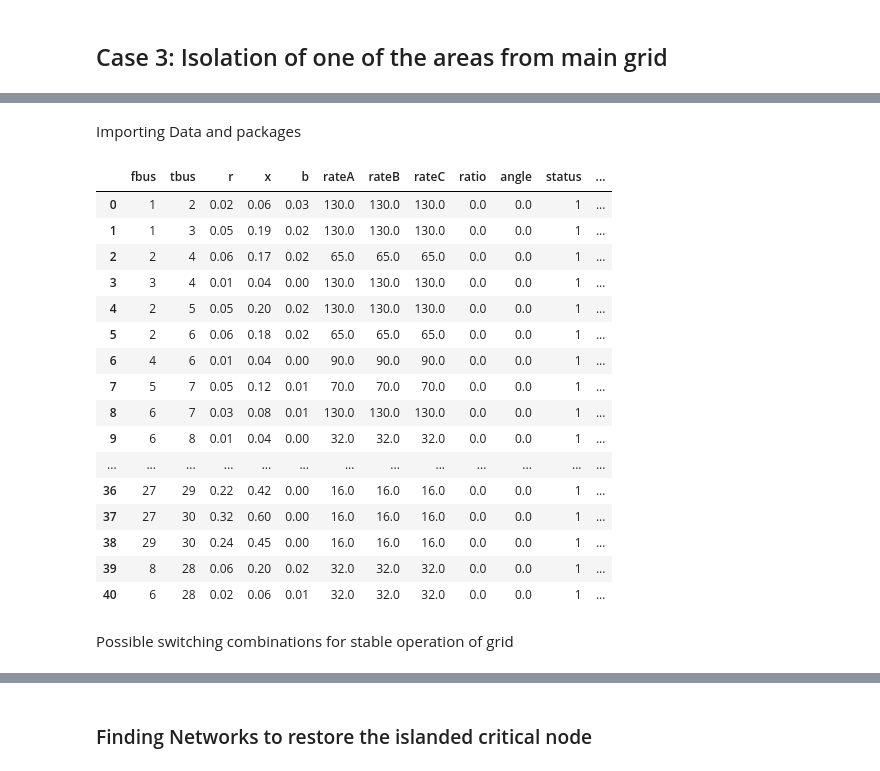
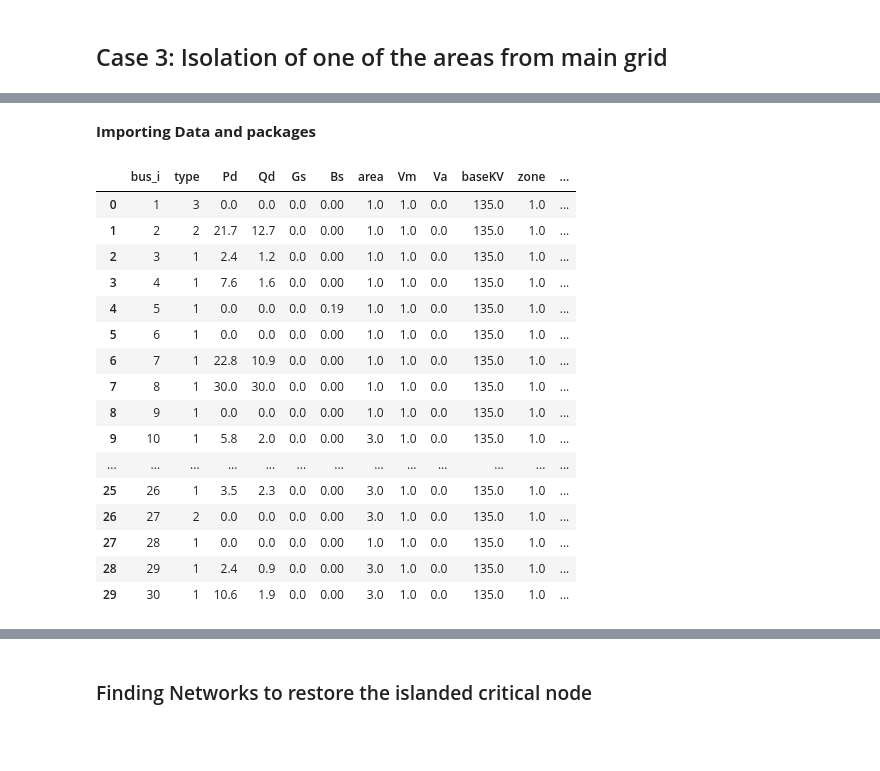
Before and after one commit to kishanknows/graph-based-resiliency-for-PDN, a Jupyter notebook: case3.ipynb, the cells around one changed output, grey strips where cells are left out. Cells and saved outputs as stored; diff of their text form; code cells hidden in the pictures; blank space fills up the shorter version.

```diff
--- a/case3.ipynb
+++ b/case3.ipynb
@@ -7,48 +10,50 @@ Single Line Diagram of system
 # %% [markdown]
-Importing Data and packages
+**Importing Data and packages**
 # %%
 import pandas as pd
 import networkx as nx
 import numpy as np
 import params as params
 import matplotlib.pyplot as plt
 
 from pypower.api import ppoption, runpf, case30
 
 grid = case30()
 ppopt = ppoption(PF_ALG=1)
 
 line_data = pd.DataFrame(grid['branch'],
-                     columns=['fbus', 'tbus', 'r', 'x', 'b', 'rateA', 'rateB', 'rateC', 'ratio', 'angle', 'status', 'angmin', 'angmax'])
+                     columns=['fbus', 'tbus', 'r', 'x', 'b', 'rateA', 'rateB', 'rateC', 'ratio', 'angle',
+                              'status', 'angmin', 'angmax'])
 line_data = line_data.astype({'fbus': int, 'tbus': int, 'status': int})
 
 bus_data = pd.DataFrame(grid['bus'],
-                        columns=['bus_i', 'type', 'Pd', 'Qd', 'Gs', 'Bs', 'area', 'Vm', 'Va', 'baseKV', 'zone', 'Vmax', 'Vmin'])
+                        columns=['bus_i', 'type', 'Pd', 'Qd', 'Gs', 'Bs', 'area', 'Vm', 'Va', 'baseKV', 'zone',
+                              'Vmax', 'Vmin'])
 bus_data = bus_data.astype({'bus_i': int, 'type': int})
 
-gen_data = pd.DataFrame(grid['gen'], columns=['bus', 'Pg', 'Qg', 'Qmax', 'Qmin', 'Vg', 'mBase', 'status', 'Pmax', 'Pmin', 'Pc1', 'Pc2',
-     'Qc1min', 'Qc1max', 'Qc2min', 'Qc2max', 'ramp_agc', 'ramp_10', 'ramp_30', 'ramp_q', 'apf'])
+gen_data = pd.DataFrame(grid['gen'], columns=['bus', 'Pg', 'Qg', 'Qmax', 'Qmin', 'Vg', 'mBase', 'status', 'Pmax',
+     'Pmin', 'Pc1', 'Pc2', 'Qc1min', 'Qc1max', 'Qc2min', 'Qc2max', 'ramp_agc', 'ramp_10', 'ramp_30', 'ramp_q', 'apf'])
 gen_data = gen_data.astype({'bus': int, 'status': int})
 
 DERs = set(gen_data['bus'])
 CLs = set(bus_data['bus_i'][bus_data['Pd'] > 10])
 
-line_data
+bus_data
 # %% [output]
-|  | fbus | tbus | r | x | b | rateA | rateB | rateC | ratio | angle | status | ... |
-| 0 | 1 | 2 | 0.02 | 0.06 | 0.03 | 130.0 | 130.0 | 130.0 | 0.0 | 0.0 | 1 | ... |
-| 1 | 1 | 3 | 0.05 | 0.19 | 0.02 | 130.0 | 130.0 | 130.0 | 0.0 | 0.0 | 1 | ... |
-| 2 | 2 | 4 | 0.06 | 0.17 | 0.02 | 65.0 | 65.0 | 65.0 | 0.0 | 0.0 | 1 | ... |
-| 3 | 3 | 4 | 0.01 | 0.04 | 0.00 | 130.0 | 130.0 | 130.0 | 0.0 | 0.0 | 1 | ... |
-| 4 | 2 | 5 | 0.05 | 0.20 | 0.02 | 130.0 | 130.0 | 130.0 | 0.0 | 0.0 | 1 | ... |
-| 5 | 2 | 6 | 0.06 | 0.18 | 0.02 | 65.0 | 65.0 | 65.0 | 0.0 | 0.0 | 1 | ... |
-| 6 | 4 | 6 | 0.01 | 0.04 | 0.00 | 90.0 | 90.0 | 90.0 | 0.0 | 0.0 | 1 | ... |
-| 7 | 5 | 7 | 0.05 | 0.12 | 0.01 | 70.0 | 70.0 | 70.0 | 0.0 | 0.0 | 1 | ... |
-| 8 | 6 | 7 | 0.03 | 0.08 | 0.01 | 130.0 | 130.0 | 130.0 | 0.0 | 0.0 | 1 | ... |
-| 9 | 6 | 8 | 0.01 | 0.04 | 0.00 | 32.0 | 32.0 | 32.0 | 0.0 | 0.0 | 1 | ... |
+|  | bus_i | type | Pd | Qd | Gs | Bs | area | Vm | Va | baseKV | zone | ... |
+| 0 | 1 | 3 | 0.0 | 0.0 | 0.0 | 0.00 | 1.0 | 1.0 | 0.0 | 135.0 | 1.0 | ... |
+| 1 | 2 | 2 | 21.7 | 12.7 | 0.0 | 0.00 | 1.0 | 1.0 | 0.0 | 135.0 | 1.0 | ... |
+| 2 | 3 | 1 | 2.4 | 1.2 | 0.0 | 0.00 | 1.0 | 1.0 | 0.0 | 135.0 | 1.0 | ... |
+| 3 | 4 | 1 | 7.6 | 1.6 | 0.0 | 0.00 | 1.0 | 1.0 | 0.0 | 135.0 | 1.0 | ... |
+| 4 | 5 | 1 | 0.0 | 0.0 | 0.0 | 0.19 | 1.0 | 1.0 | 0.0 | 135.0 | 1.0 | ... |
+| 5 | 6 | 1 | 0.0 | 0.0 | 0.0 | 0.00 | 1.0 | 1.0 | 0.0 | 135.0 | 1.0 | ... |
+| 6 | 7 | 1 | 22.8 | 10.9 | 0.0 | 0.00 | 1.0 | 1.0 | 0.0 | 135.0 | 1.0 | ... |
+| 7 | 8 | 1 | 30.0 | 30.0 | 0.0 | 0.00 | 1.0 | 1.0 | 0.0 | 135.0 | 1.0 | ... |
+| 8 | 9 | 1 | 0.0 | 0.0 | 0.0 | 0.00 | 1.0 | 1.0 | 0.0 | 135.0 | 1.0 | ... |
+| 9 | 10 | 1 | 5.8 | 2.0 | 0.0 | 0.00 | 3.0 | 1.0 | 0.0 | 135.0 | 1.0 | ... |
 | ... | ... | ... | ... | ... | ... | ... | ... | ... | ... | ... | ... | ... |
-| 36 | 27 | 29 | 0.22 | 0.42 | 0.00 | 16.0 | 16.0 | 16.0 | 0.0 | 0.0 | 1 | ... |
-| 37 | 27 | 30 | 0.32 | 0.60 | 0.00 | 16.0 | 16.0 | 16.0 | 0.0 | 0.0 | 1 | ... |
-| 38 | 29 | 30 | 0.24 | 0.45 | 0.00 | 16.0 | 16.0 | 16.0 | 0.0 | 0.0 | 1 | ... |
-| 39 | 8 | 28 | 0.06 | 0.20 | 0.02 | 32.0 | 32.0 | 32.0 | 0.0 | 0.0 | 1 | ... |
-| 40 | 6 | 28 | 0.02 | 0.06 | 0.01 | 32.0 | 32.0 | 32.0 | 0.0 | 0.0 | 1 | ... |
+| 25 | 26 | 1 | 3.5 | 2.3 | 0.0 | 0.00 | 3.0 | 1.0 | 0.0 | 135.0 | 1.0 | ... |
+| 26 | 27 | 2 | 0.0 | 0.0 | 0.0 | 0.00 | 3.0 | 1.0 | 0.0 | 135.0 | 1.0 | ... |
+| 27 | 28 | 1 | 0.0 | 0.0 | 0.0 | 0.00 | 1.0 | 1.0 | 0.0 | 135.0 | 1.0 | ... |
+| 28 | 29 | 1 | 2.4 | 0.9 | 0.0 | 0.00 | 3.0 | 1.0 | 0.0 | 135.0 | 1.0 | ... |
+| 29 | 30 | 1 | 10.6 | 1.9 | 0.0 | 0.00 | 3.0 | 1.0 | 0.0 | 135.0 | 1.0 | ... |
@@ -74,2 +59,0 @@ line_data
-# %% [markdown]
-Possible switching combinations for stable operation of grid
```
Also changed, not shown: parts of 34 cells of this notebook, 4 other files.
